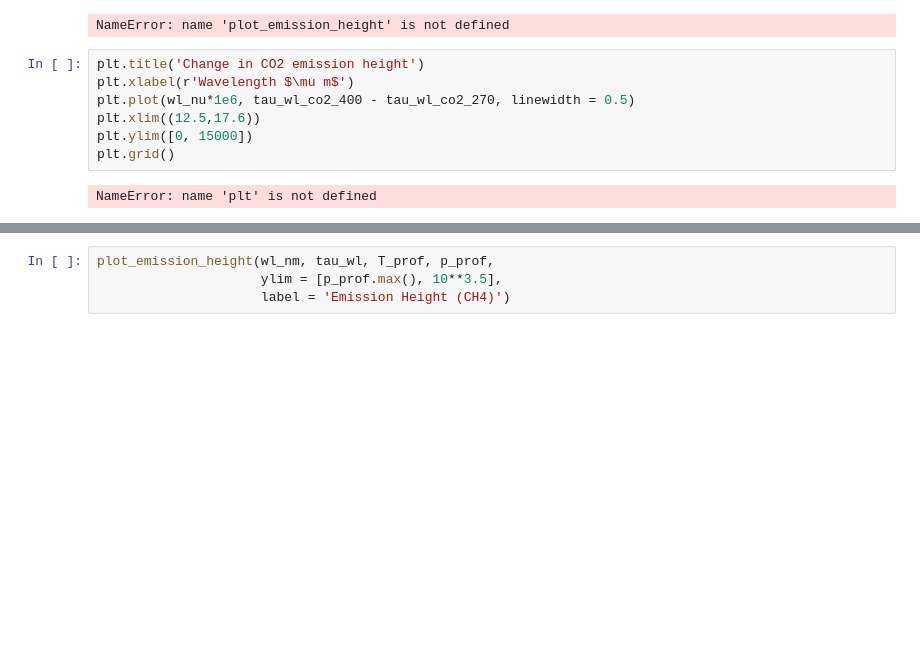
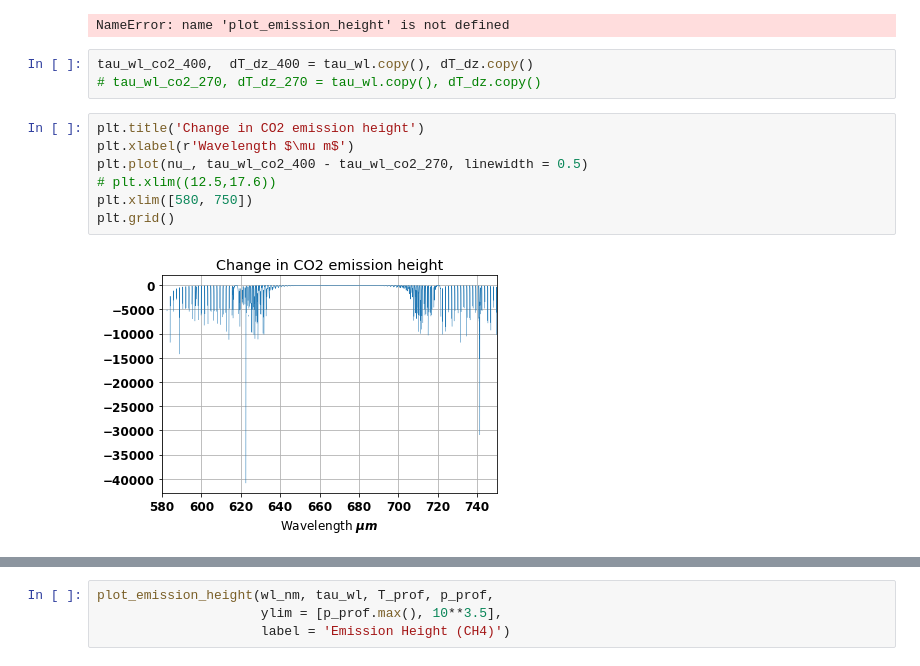
Before and after one commit to costachris/arctic_surface_forcing, a Jupyter notebook: rad_transfer_python/simulate_radiances_main.ipynb, the cells around one changed output, grey strips where cells are left out. Cells and saved outputs as stored; diff of their text form; blank space fills up the shorter version.

```diff
--- a/rad_transfer_python/simulate_radiances_main.ipynb
+++ b/rad_transfer_python/simulate_radiances_main.ipynb
@@ -1027,12 +972,15 @@ plot_emission_height(wl_nm, tau_wl, T_prof, p_prof,
                      label = 'Emission Height (CO2) [270 ppm]')
 # %% [output]
 NameError: name 'plot_emission_height' is not defined
+# %%
+tau_wl_co2_400,  dT_dz_400 = tau_wl.copy(), dT_dz.copy()
+# tau_wl_co2_270, dT_dz_270 = tau_wl.copy(), dT_dz.copy()
 # %%
 plt.title('Change in CO2 emission height')
 plt.xlabel(r'Wavelength $\mu m$')
-plt.plot(wl_nu*1e6, tau_wl_co2_400 - tau_wl_co2_270, linewidth = 0.5)
-plt.xlim((12.5,17.6))
-plt.ylim([0, 15000])
+plt.plot(nu_, tau_wl_co2_400 - tau_wl_co2_270, linewidth = 0.5)
+# plt.xlim((12.5,17.6))
+plt.xlim([580, 750])
 plt.grid()
 # %% [output]
-NameError: name 'plt' is not defined
+[figure, added]
```
Also changed, not shown: parts of 27 cells of this notebook, 2 other files.
